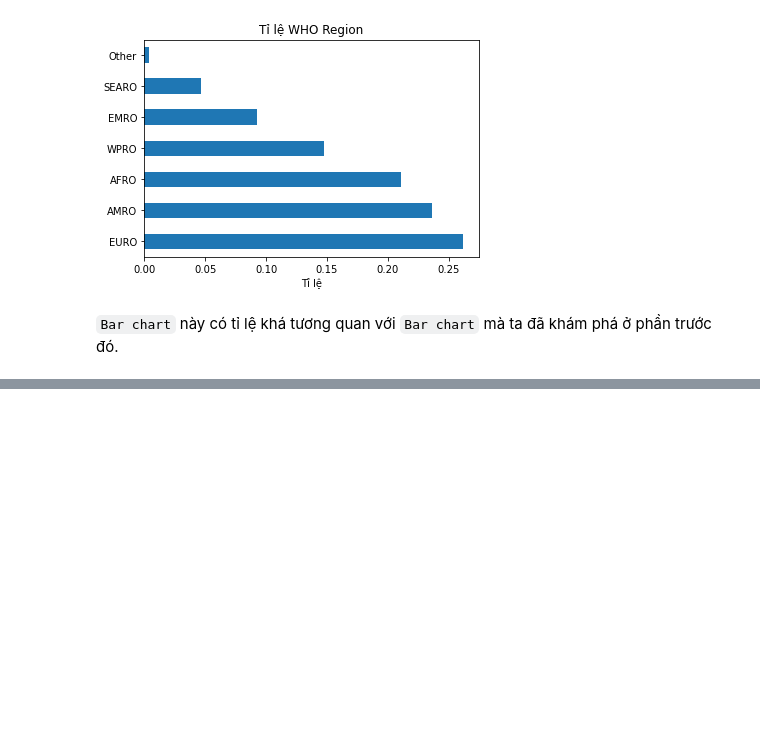
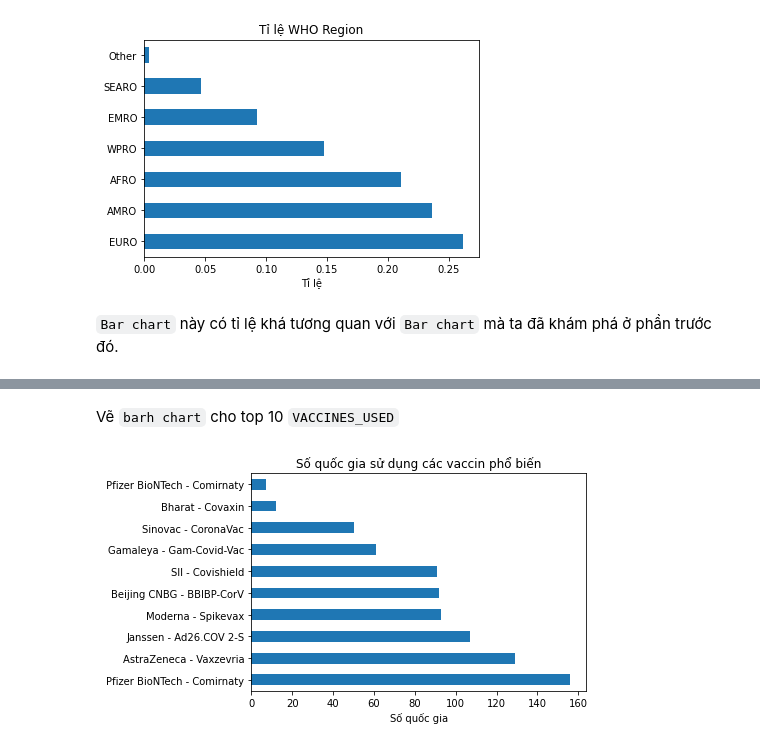
Before and after one commit to lavData/P4DS_Final_project, a Jupyter notebook: Khám phá dữ liệu.ipynb, the cells around one changed output, grey strips where cells are left out. Saved outputs shown, nothing was run; the diff lists cells and outputs as text; code cells hidden in the pictures; blank space fills up the shorter version.

Commit message:
Kham pha du lieu vaccin

```diff
--- a/Khám phá dữ liệu.ipynb
+++ b/Khám phá dữ liệu.ipynb
@@ -280,0 +319,3 @@ plt.title('Tỉ lệ WHO Region');
+# %%
+vaccin_df = pd.read_csv('dataset/vaccination-data.csv')
+vaccin_df.sample(5)
@@ -280,0 +405,2 @@ plt.title('Tỉ lệ WHO Region');
+# %%
+vaccin_df = vaccin_df.astype({'DATE_UPDATED': 'datetime64[ns]', 'FIRST_VACCINE_DATE': 'datetime64[ns]'})
@@ -280,0 +440,8 @@ plt.title('Tỉ lệ WHO Region');
+# %% [markdown]
+Vẽ `barh chart` cho top 10 `VACCINES_USED`
+# %%
+vaccin_df['VACCINES_USED'].str.split(',').explode().value_counts().head(10).plot.barh()
+plt.xlabel('Số quốc gia')
+plt.title('Số quốc gia sử dụng các vaccin phổ biến');
+# %% [output]
+[figure, added]
```
Also changed, not shown: parts of 85 cells of this notebook.
